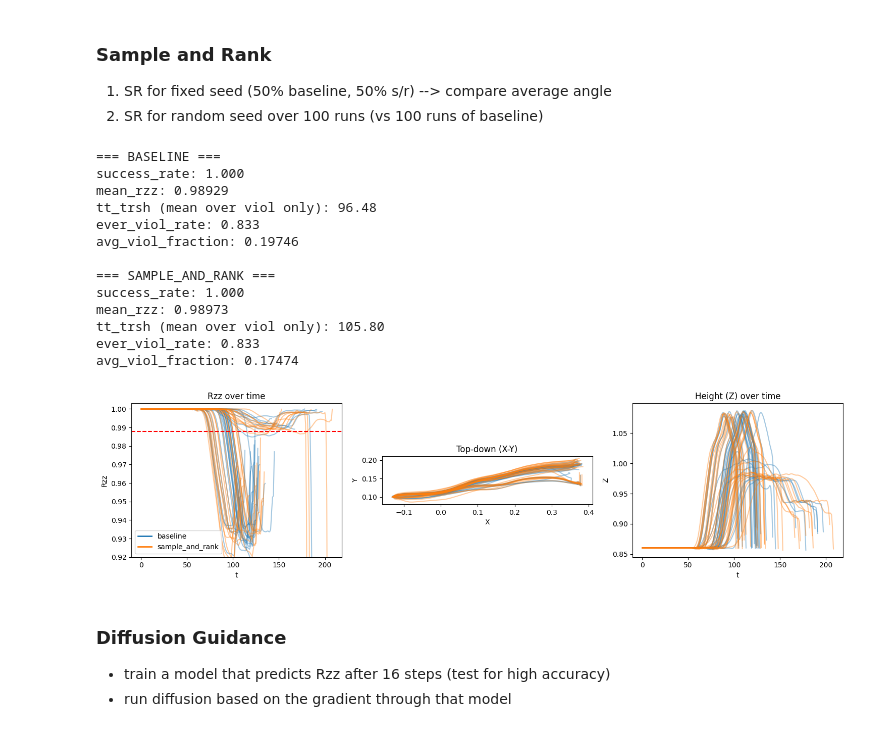
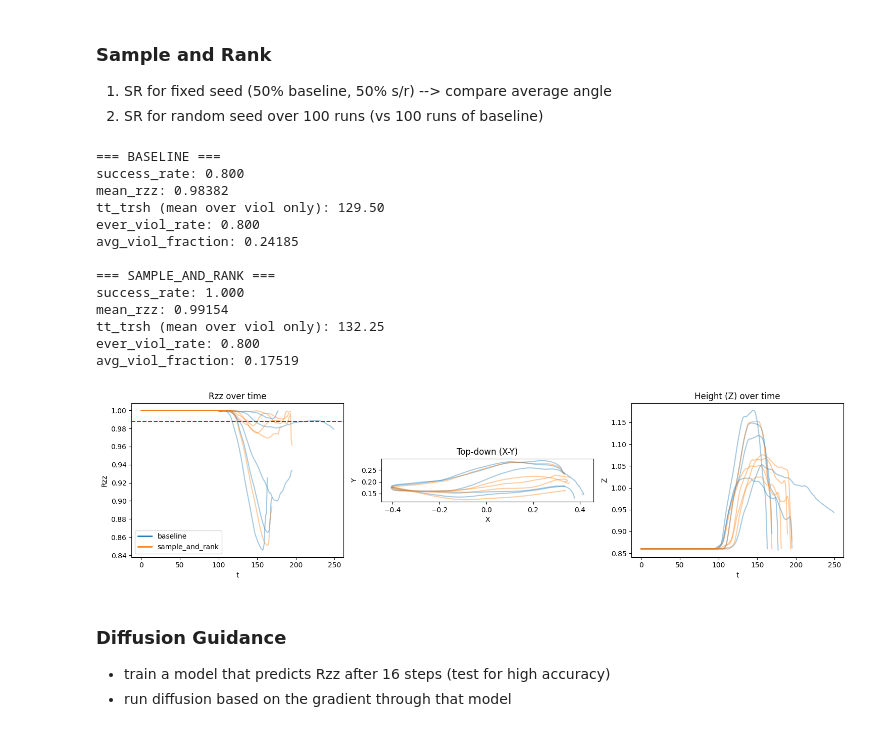
Before and after one commit to moritz-zoellner/guided-diffusion, a Jupyter notebook: experiments/analysis_can.ipynb, the cells around one changed output. Drawn from its saved outputs; the diff is of its cells as text; code cells hidden in the pictures.

```diff
--- a/experiments/analysis_can.ipynb
+++ b/experiments/analysis_can.ipynb
@@ -216,8 +216,8 @@ plt.show()
 # %%
 stats_path = Path("../outputs/can_rollouts/snr/n8h300r50g1/rollout_stats.json")
 #stats_path = Path("../outputs/can_rollouts/snr/n8h300r40g1bYv2/rollout_stats.json")
-stats_path = Path("../outputs/can_rollouts/snr/n16h300r30g1bYv2/rollout_stats.json")
-stats_path = Path("../outputs/can_rollouts/snr/n16h300r60g1bYfYv1/rollout_stats.json")
+# stats_path = Path("../outputs/can_rollouts/snr/n16h300r30g1bYv2/rollout_stats.json")
+# stats_path = Path("../outputs/can_rollouts/snr/n16h300r60g1bYfYv4/rollout_stats.json")
 
 thrsh = 9
 with stats_path.open() as f:
@@ -246,18 +246,18 @@ for mode, stats_subset in grouped.items():
     )
 # %% [output]
 === BASELINE ===
-success_rate: 1.000
-mean_rzz: 0.98929
-tt_trsh (mean over viol only): 96.48
-ever_viol_rate: 0.833
-avg_viol_fraction: 0.19746
+success_rate: 0.800
+mean_rzz: 0.98382
+tt_trsh (mean over viol only): 129.50
+ever_viol_rate: 0.800
+avg_viol_fraction: 0.24185
 
 === SAMPLE_AND_RANK ===
 success_rate: 1.000
-mean_rzz: 0.98973
-tt_trsh (mean over viol only): 105.80
-ever_viol_rate: 0.833
-avg_viol_fraction: 0.17474
+mean_rzz: 0.99154
+tt_trsh (mean over viol only): 132.25
+ever_viol_rate: 0.800
+avg_viol_fraction: 0.17519
 # %%
 thr = np.cos(np.deg2rad(thrsh))
 
@@ -288,35 +288,35 @@ for mode, stats_subset in grouped.items():
 
     # ---- 3) Z ----
     if pos is not None:
         for i in range(pos.shape[0]):
             axes[2].plot(pos[i,:,2], alpha=0.4, color=color)
 
 axes[0].axhline(thr, linestyle='--', color='red')
 axes[0].set_title("Rzz over time")
 axes[0].set_xlabel("t")
 axes[0].set_ylabel("Rzz")
-axes[0].set_ylim([0.92,1.003])
+# axes[0].set_ylim([0.92,1.003])
 
 axes[1].set_title("Top-down (X-Y)")
 axes[1].set_xlabel("X")
 axes[1].set_ylabel("Y")
 axes[1].set_aspect('equal')
 
 axes[2].set_title("Height (Z) over time")
 axes[2].set_xlabel("t")
 axes[2].set_ylabel("Z")
 
 # legend
 handles = [
     plt.Line2D([0], [0], color=colors[m], lw=2, label=m)
     for m in grouped.keys()
 ]
 axes[0].legend(handles=handles)
 
 plt.tight_layout()
 plt.show()
 # %% [output]
-[figure, old version]
+[figure, new version]
 # %% [markdown]
 ### Diffusion Guidance
 - train a model that predicts Rzz after 16 steps (test for high accuracy)
```
Also changed, not shown: 7 other files.
